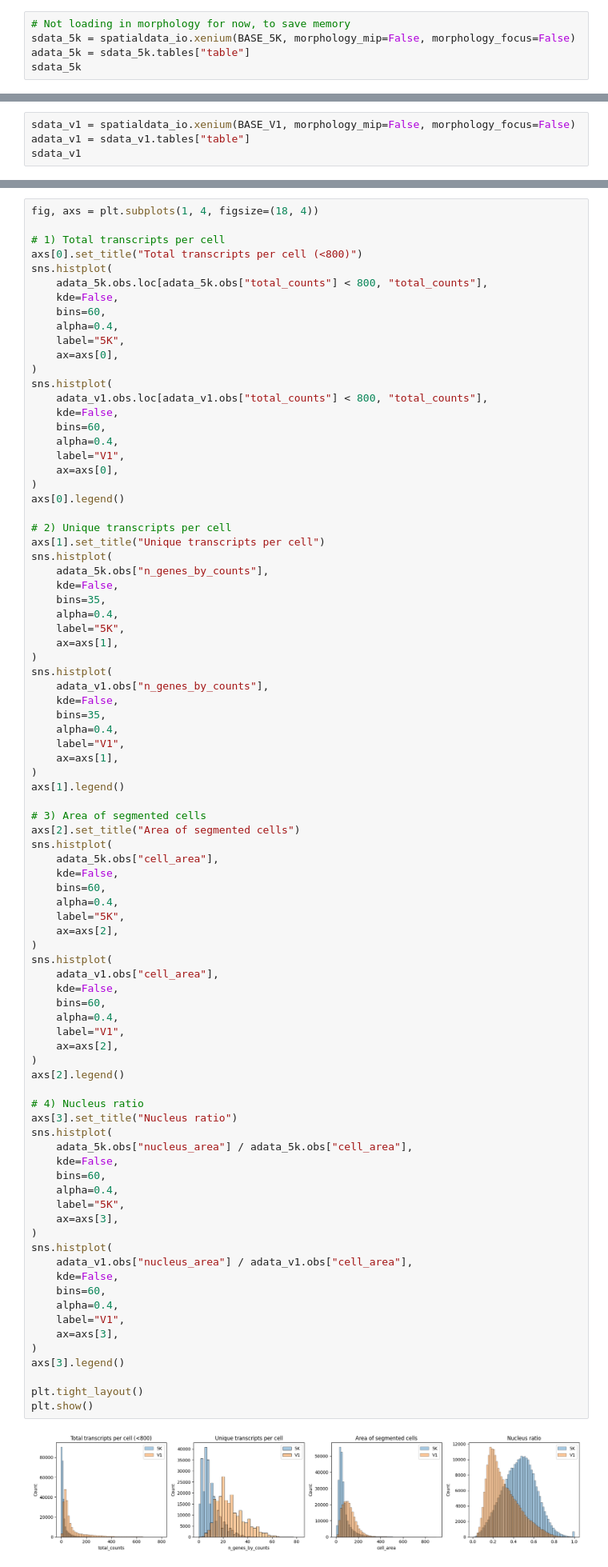
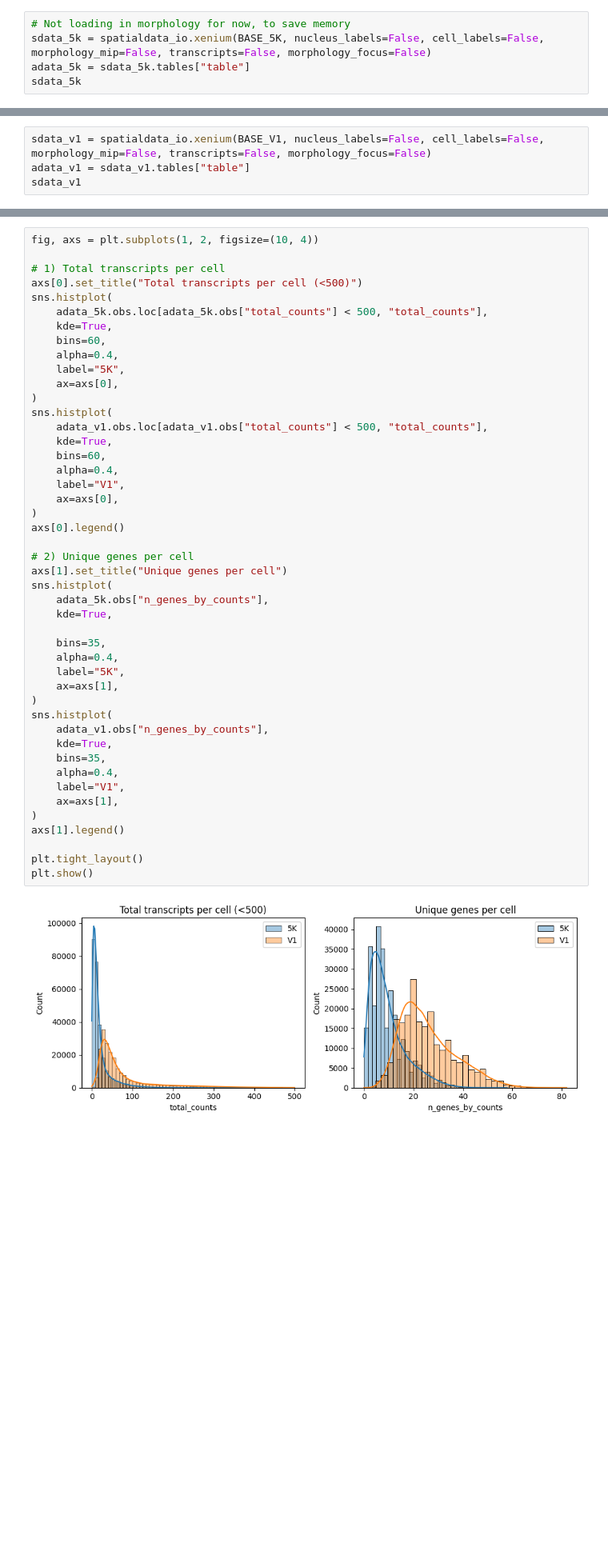
Before and after one commit to niekparidaens/BEP, a Jupyter notebook: Gene comparison spatialdata.ipynb, the cells around one changed output, grey strips where cells are left out. Shown at 80% size. Drawn from its saved outputs; the diff is of its cells as text; blank space fills up the shorter version.

```diff
--- a/Gene comparison spatialdata.ipynb
+++ b/Gene comparison spatialdata.ipynb
@@ -43,7 +43,7 @@ BASE_V1 = Path("C://Users//ntpar//Downloads//Xenium_V1_Human_Lung_Cancer_FFPE_xe
 ## 1) SpatialData loading
 # %%
 # Not loading in morphology for now, to save memory
-sdata_5k = spatialdata_io.xenium(BASE_5K, morphology_mip=False, morphology_focus=False)
+sdata_5k = spatialdata_io.xenium(BASE_5K, nucleus_labels=False, cell_labels=False, morphology_mip=False, transcripts=False, morphology_focus=False)
 adata_5k = sdata_5k.tables["table"]
 sdata_5k
 # %% [output]
@@ -69,5 +60,5 @@ with coordinate systems:
 # %%
-sdata_v1 = spatialdata_io.xenium(BASE_V1, morphology_mip=False, morphology_focus=False)
+sdata_v1 = spatialdata_io.xenium(BASE_V1, nucleus_labels=False, cell_labels=False, morphology_mip=False, transcripts=False, morphology_focus=False)
 adata_v1 = sdata_v1.tables["table"]
 sdata_v1
 # %% [output]
@@ -571,92 +553,53 @@ transcripts_overlap: kept 10/10 columns
 ## Plotting data
 For total transcriptsp er cell I chose to do total_count < 800, since this made the plotting look better and there aren't really a lot of entries above that
 # %%
-fig, axs = plt.subplots(1, 4, figsize=(18, 4))
+fig, axs = plt.subplots(1, 2, figsize=(10, 4))
 
 # 1) Total transcripts per cell
-axs[0].set_title("Total transcripts per cell (<800)")
+axs[0].set_title("Total transcripts per cell (<500)")
 sns.histplot(
-    adata_5k.obs.loc[adata_5k.obs["total_counts"] < 800, "total_counts"],
-    kde=False,
+    adata_5k.obs.loc[adata_5k.obs["total_counts"] < 500, "total_counts"],
+    kde=True,
     bins=60,
     alpha=0.4,
     label="5K",
     ax=axs[0],
 )
 sns.histplot(
-    adata_v1.obs.loc[adata_v1.obs["total_counts"] < 800, "total_counts"],
-    kde=False,
+    adata_v1.obs.loc[adata_v1.obs["total_counts"] < 500, "total_counts"],
+    kde=True,
     bins=60,
     alpha=0.4,
     label="V1",
     ax=axs[0],
 )
 axs[0].legend()
 
-# 2) Unique transcripts per cell
-axs[1].set_title("Unique transcripts per cell")
+# 2) Unique genes per cell
+axs[1].set_title("Unique genes per cell")
 sns.histplot(
     adata_5k.obs["n_genes_by_counts"],
-    kde=False,
+    kde=True,
+
     bins=35,
     alpha=0.4,
     label="5K",
     ax=axs[1],
 )
 sns.histplot(
     adata_v1.obs["n_genes_by_counts"],
-    kde=False,
+    kde=True,
     bins=35,
     alpha=0.4,
     label="V1",
     ax=axs[1],
 )
 axs[1].legend()
 
-# 3) Area of segmented cells
-axs[2].set_title("Area of segmented cells")
-sns.histplot(
-    adata_5k.obs["cell_area"],
-    kde=False,
-    bins=60,
-    alpha=0.4,
-    label="5K",
-    ax=axs[2],
-)
-sns.histplot(
-    adata_v1.obs["cell_area"],
-    kde=False,
-    bins=60,
-    alpha=0.4,
-    label="V1",
-    ax=axs[2],
-)
-axs[2].legend()
-
-# 4) Nucleus ratio
-axs[3].set_title("Nucleus ratio")
-sns.histplot(
-    adata_5k.obs["nucleus_area"] / adata_5k.obs["cell_area"],
-    kde=False,
-    bins=60,
-    alpha=0.4,
-    label="5K",
-    ax=axs[3],
-)
-sns.histplot(
-    adata_v1.obs["nucleus_area"] / adata_v1.obs["cell_area"],
-    kde=False,
-    bins=60,
-    alpha=0.4,
-    label="V1",
-    ax=axs[3],
-)
-axs[3].legend()
-
 plt.tight_layout()
 plt.show()
 # %% [output]
-[figure, old version]
+[figure, new version]
 # %% [markdown]
 ### How I read the Quality Control plot above
 The overlaid histograms compare per-cell distributions between 5K and V1 using all genes.
```
Also changed, not shown: parts of 9 cells of this notebook, 3 other files.
